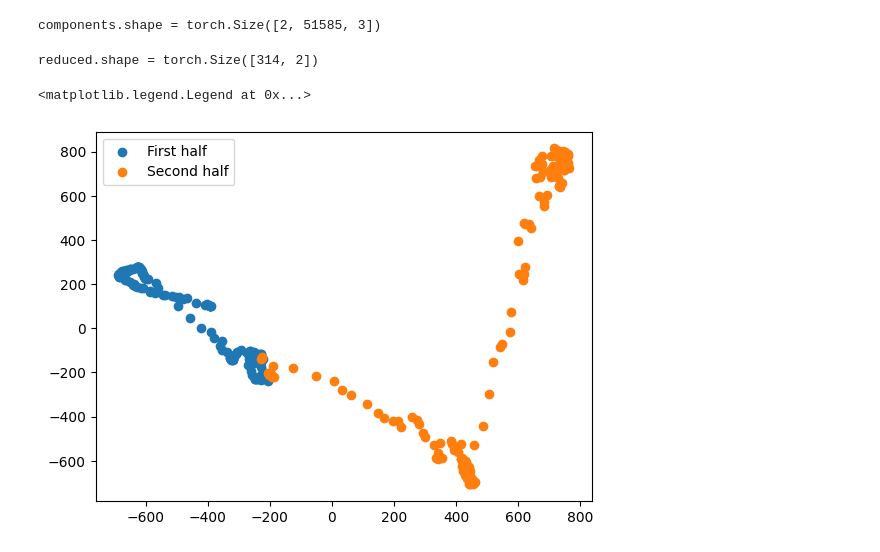
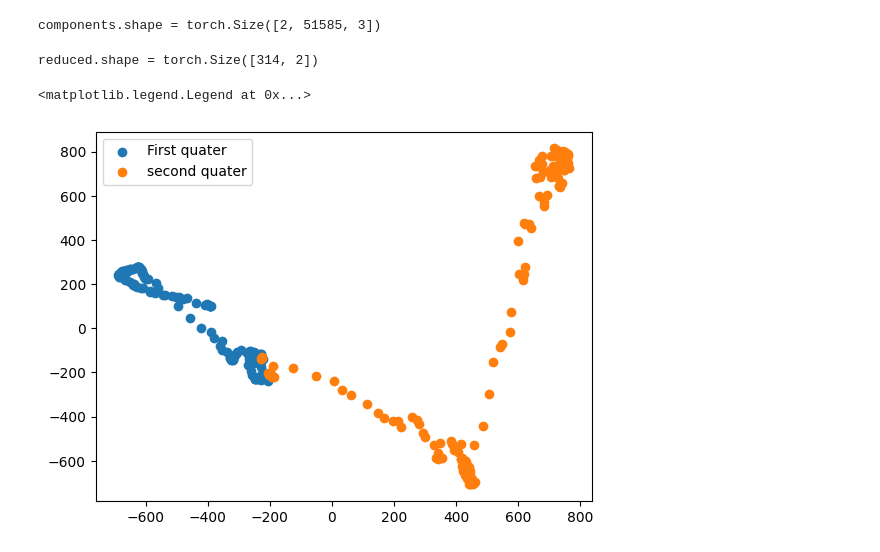
Before and after one commit to HarryYouAreAWizard/HelicopterIcing, a Jupyter notebook: Icing.ipynb, the cells around one changed output. Cells and saved outputs as stored; diff of their text form; code cells hidden in the pictures.

```diff
--- a/Icing.ipynb
+++ b/Icing.ipynb
@@ -306,9 +312,11 @@ H = 20
 # %%
 def icenessindex(normalized_filtered_frame):
-    H_lower, H_upper = 0, 3
-    S_lower, S_upper = 0, 3.0
-    V_lower, V_upper = 0, 7.75
+    # H_lower, H_upper = 0, 3
+    # S_lower, S_upper = 0, 3.0
+    # V_lower, V_upper = 0, 7.75
+    # isice = (H < H_upper and S < S_upper and V < V_upper)
 
+    ICE_threshold = 0.095
     # change representation
     HSV = cv2.cvtColor(normalized_filtered_frame, cv2.COLOR_BGR2HSV)
 
@@ -316,9 +324,9 @@ def icenessindex(normalized_filtered_frame):
     S = HSV[:,:, 1].mean()
     V = HSV[:,:, 2].mean()
 
-    isice = (H < H_upper and S < S_upper and V < V_upper)
     # iceness = 1/(H + S + V)
     iceness = 1/(S + V)
+    isice = iceness>ICE_threshold
     # return isice, iceness
-    return iceness, iceness>0.095
+    return iceness, isice, H, S, V
 # %%
@@ -569,13 +592,13 @@ reduced = ipca.transform(pixels_ice_flat)
 # %%
 
 print(f"{reduced.shape = }")
 fig, ax = plt.subplots()
 ax.scatter(reduced[:-len(reduced[:, 0])//2, 0],
-           reduced[:-len(reduced[:, 0])//2, 1], label="First half")
+           reduced[:-len(reduced[:, 0])//2, 1], label="First quater")
 ax.scatter(reduced[len(reduced[:, 0])//2:, 0],
-           reduced[len(reduced[:, 0])//2:, 1], label="Second half")
+           reduced[len(reduced[:, 0])//2:, 1], label="second quater")
 ax.legend()
 # %% [output]
 reduced.shape = torch.Size([314, 2])
 <matplotlib.legend.Legend at 0x...>
-[figure, old version]
+[figure, new version]
```
Also changed, not shown: parts of 11 cells of this notebook, 5 other files.
